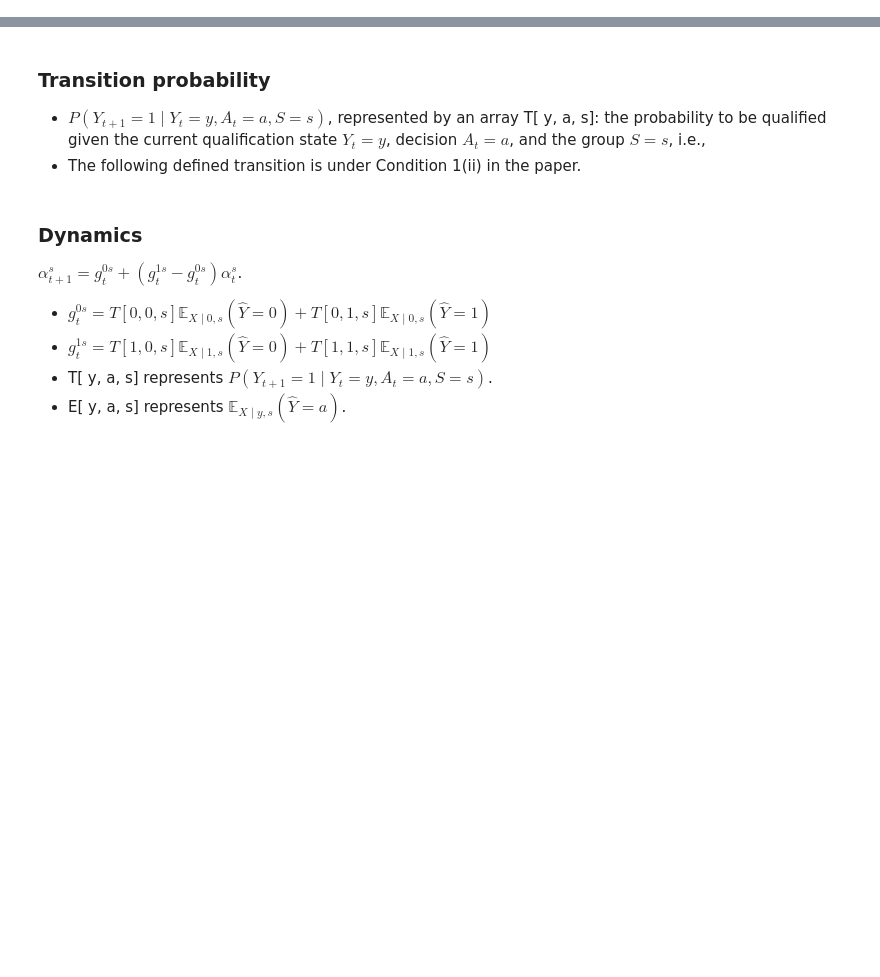
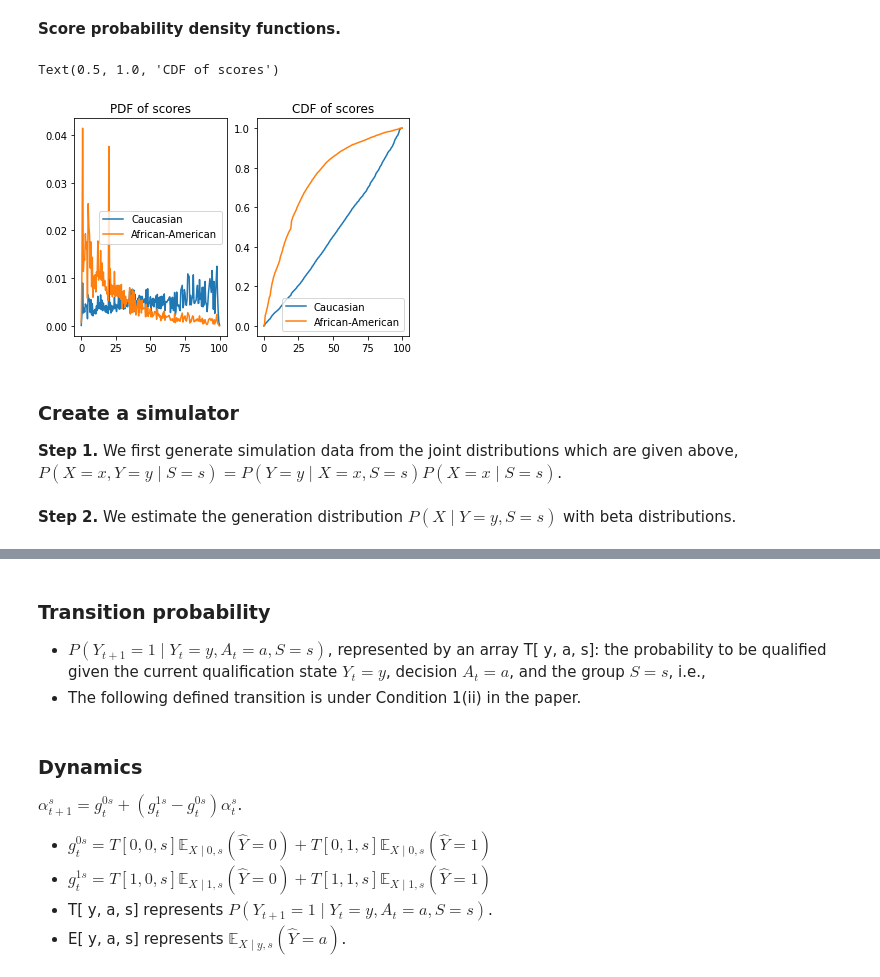
Before and after one commit to TURuibo/long-term-impact-of-fairness-constraints, a Jupyter notebook: notebooks/long_term_impact_analysis__FICO_equilibrium.ipynb, the cells around one changed output, grey strips where cells are left out. Drawn from its saved outputs; the diff is of its cells as text; code cells hidden in the pictures; blank space fills up the shorter version.

```diff
--- a/notebooks/COMPAS_dynamics.ipynb
+++ b/notebooks/long_term_impact_analysis__FICO_equilibrium.ipynb
@@ -16,0 +31,6 @@ subgroups_indices = get_lable_group_index(X, y, sensitive_features)
+# %%
+nrow, ncol = df_cdf.shape
+df_pdf = df_cdf.copy()
+for i in range(nrow-1):
+    indx = i + 1
+    df_pdf.iloc[i+1,1:] = df_cdf.iloc[i+1,1:]- df_cdf.iloc[i,1:]
@@ -16,0 +48,19 @@ subgroups_indices = get_lable_group_index(X, y, sensitive_features)
+# %% [markdown]
+**Score probability density functions.**
+# %%
+plt.subplot(1,2,1)
+plt.plot(df_pdf["Score"],df_pdf['Caucasian'],label='Caucasian')
+plt.plot(df_pdf["Score"],df_pdf['African-American'],label='African-American')
+plt.title("PDF of scores")
+plt.legend()
+plt.subplot(1,2,2)
+plt.plot(df_cdf["Score"],df_cdf['Caucasian'],label='Caucasian')
+plt.plot(df_cdf["Score"],df_cdf['African-American'],label='African-American')
+plt.legend()
+plt.title("CDF of scores")
+# %% [output]
+Text(0.5, 1.0, 'CDF of scores')
+[figure, added]
+# %% [markdown]
+### Create a simulator
+**Step 1.** We first generate simulation data from the joint distributions which are given above, $P(X=x,Y=y \mid S= s) = P(Y=y \mid X=x, S= s)P(X=x\mid S=s)$.
@@ -16,0 +83,2 @@ subgroups_indices = get_lable_group_index(X, y, sensitive_features)
+# %% [markdown]
+**Step 2.** We estimate the generation distribution $P(X \mid Y=y, S=s)$ with beta distributions.
```
Also changed, not shown: parts of 18 cells of this notebook, 6 other files.
